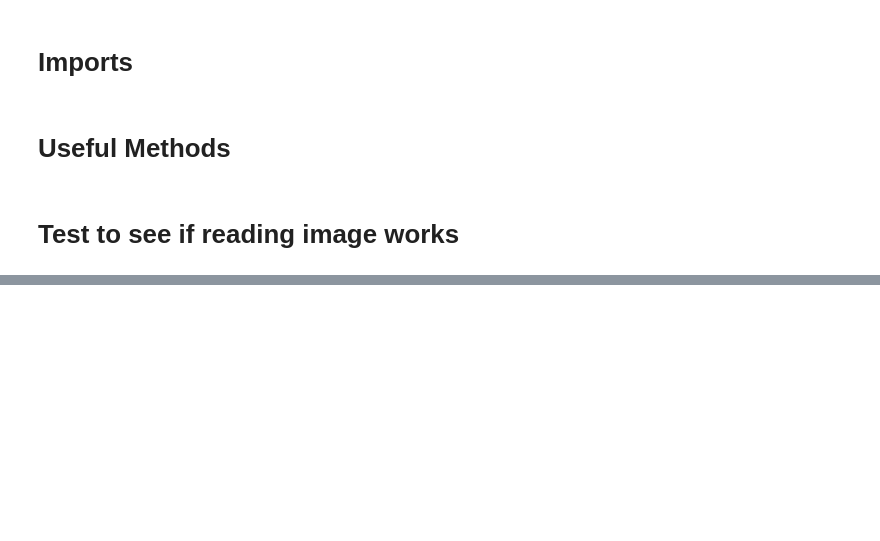
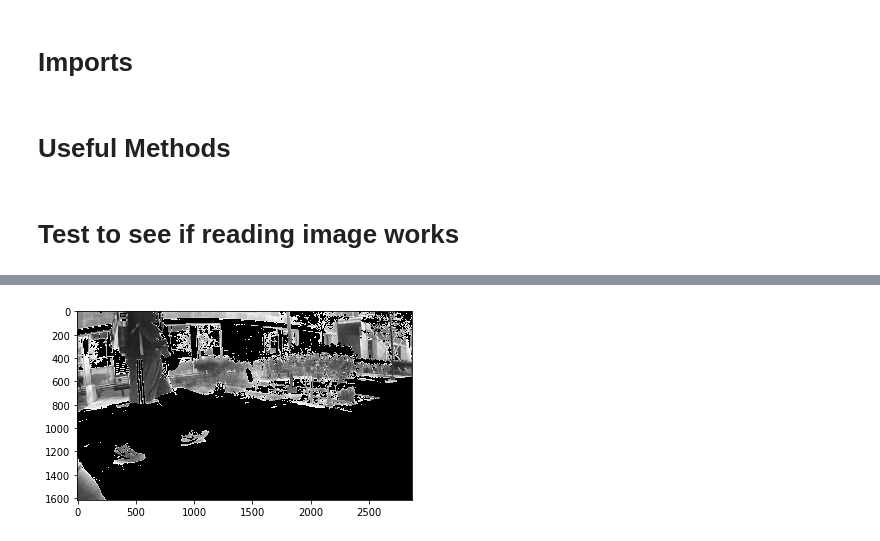
Before and after one commit to luoken/Shoe-detector, a Jupyter notebook: utils/Shoe Detector.ipynb, the cells around one changed output, grey strips where cells are left out. Cells and saved outputs as stored; diff of their text form; code cells hidden in the pictures; blank space fills up the shorter version.

```diff
--- a/utils/Shoe Detector.ipynb
+++ b/utils/Shoe Detector.ipynb
@@ -142,5 +146,18 @@ def square_maker(filtered_boxes):
             stuff = i[2] + diff
             empty.append((i[0], i[1], stuff, i[3]))
     return empty
+# %%
+# different shades of  black
+lower_black = np.array([0])
+upper_black = np.array([64])
+
+# lower_black = np.array([65])
+# upper_black = np.array([129])
+
+# lower_black = np.array([130])
+# upper_black = np.array([194])
+
+# lower_black = np.array([195])
+# upper_black = np.array([255])
 # %% [markdown]
 # Test to see if reading image works
@@ -179,0 +245,6 @@ model_file_name = model_name + '.pk1'
+# %%
+pimg1, mask = color_filter(footGrayscaled, [lower_black, upper_black])
+plt.imshow(pimg1, cmap='gray')
+plt.show()
+# %% [output]
+[figure, added]
```
Also changed, not shown: parts of 18 cells of this notebook.
